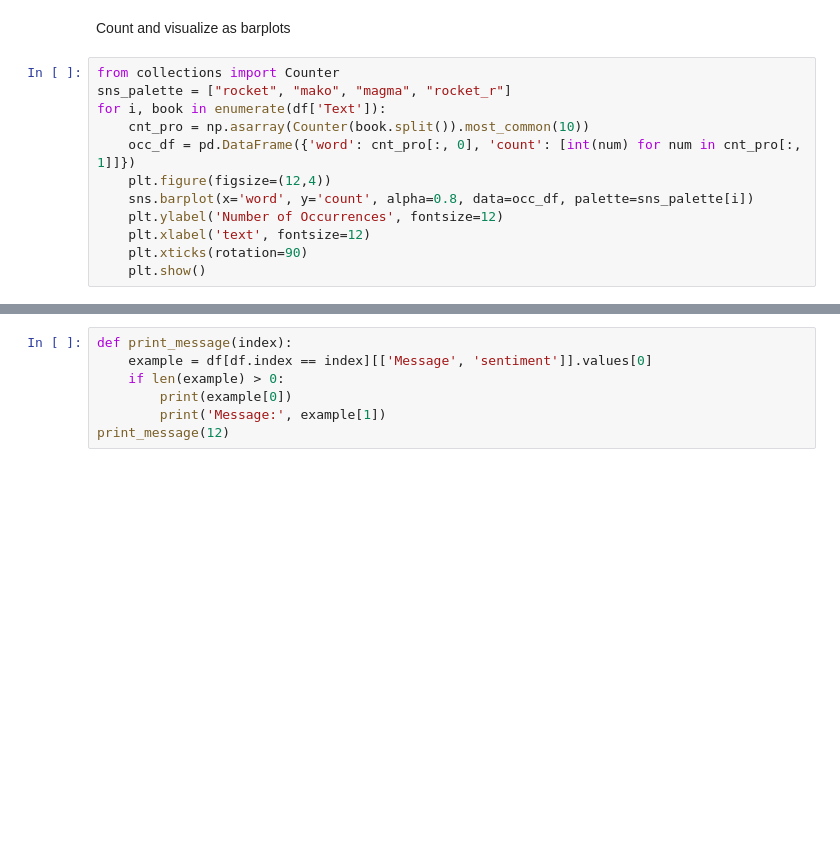
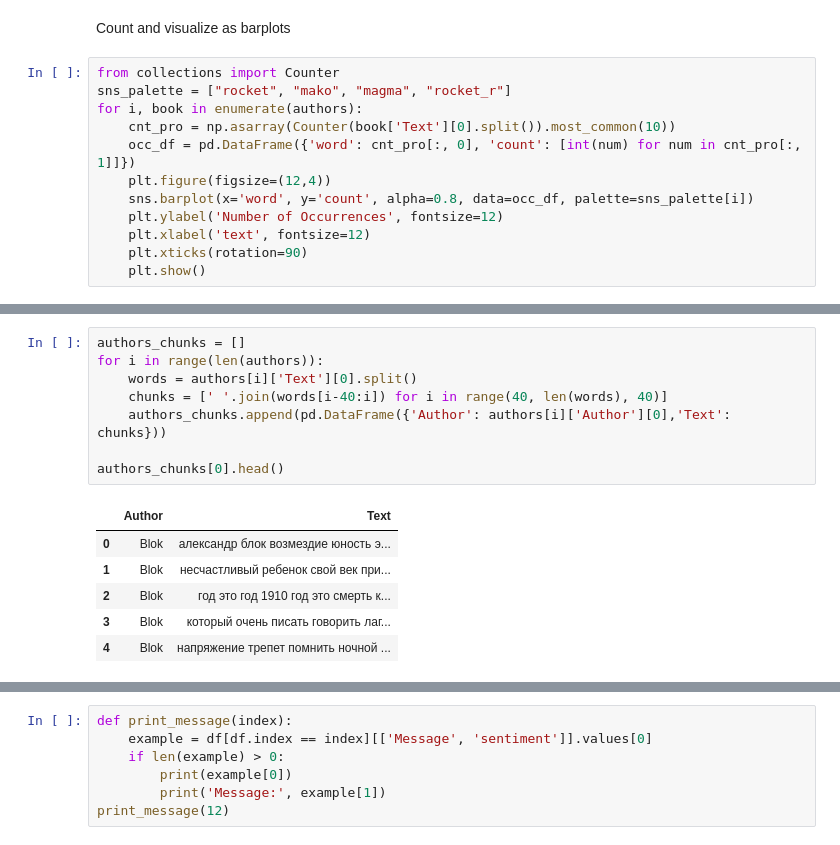
Before and after one commit to kmaltcev/NLP-BiLSTM-model, a Jupyter notebook: CNN_BiLSTM.ipynb, the cells around one changed output, grey strips where cells are left out. Drawn from its saved outputs; the diff is of its cells as text; blank space fills up the shorter version.

```diff
--- a/CNN_BiLSTM.ipynb
+++ b/CNN_BiLSTM.ipynb
@@ -92,8 +98,8 @@ Count and visualize as barplots
 # %%
 from collections import Counter
 sns_palette = ["rocket", "mako", "magma", "rocket_r"]
-for i, book in enumerate(df['Text']):
-    cnt_pro = np.asarray(Counter(book.split()).most_common(10))
+for i, book in enumerate(authors):
+    cnt_pro = np.asarray(Counter(book['Text'][0].split()).most_common(10))
     occ_df = pd.DataFrame({'word': cnt_pro[:, 0], 'count': [int(num) for num in cnt_pro[:, 1]]})
     plt.figure(figsize=(12,4))
     sns.barplot(x='word', y='count', alpha=0.8, data=occ_df, palette=sns_palette[i])
@@ -106,0 +113,15 @@ for i, book in enumerate(df['Text']):
+# %%
+authors_chunks = []
+for i in range(len(authors)):
+    words = authors[i]['Text'][0].split()
+    chunks = [' '.join(words[i-40:i]) for i in range(40, len(words), 40)]
+    authors_chunks.append(pd.DataFrame({'Author': authors[i]['Author'][0],'Text': chunks}))
+
+authors_chunks[0].head()
+# %% [output]
+|  | Author | Text |
+| 0 | Blok | александр блок возмездие юность э... |
+| 1 | Blok | несчастливый ребенок свой век при... |
+| 2 | Blok | год это год 1910 год это смерть к... |
+| 3 | Blok | который очень писать говорить лаг... |
+| 4 | Blok | напряжение трепет помнить ночной ... |
```
Also changed, not shown: parts of 8 cells of this notebook.
